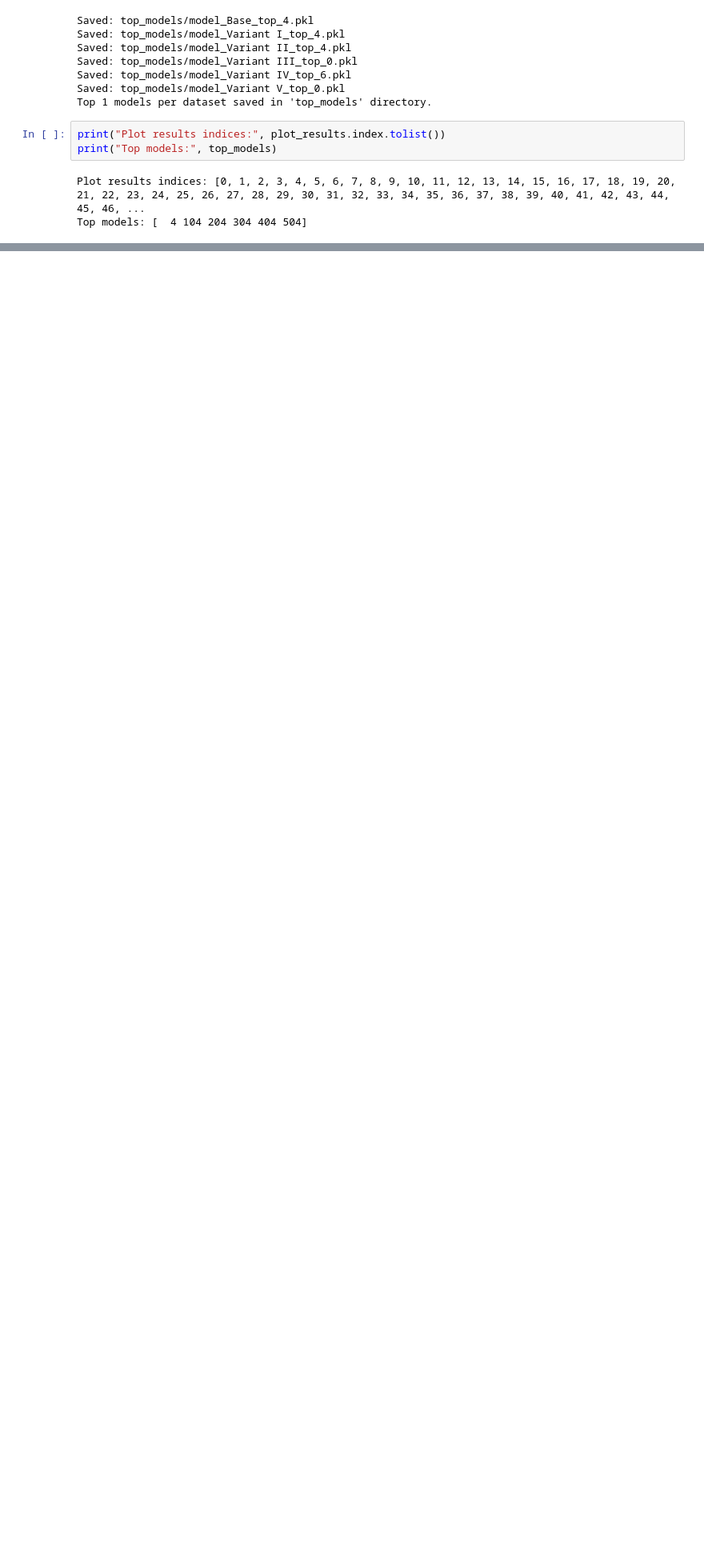
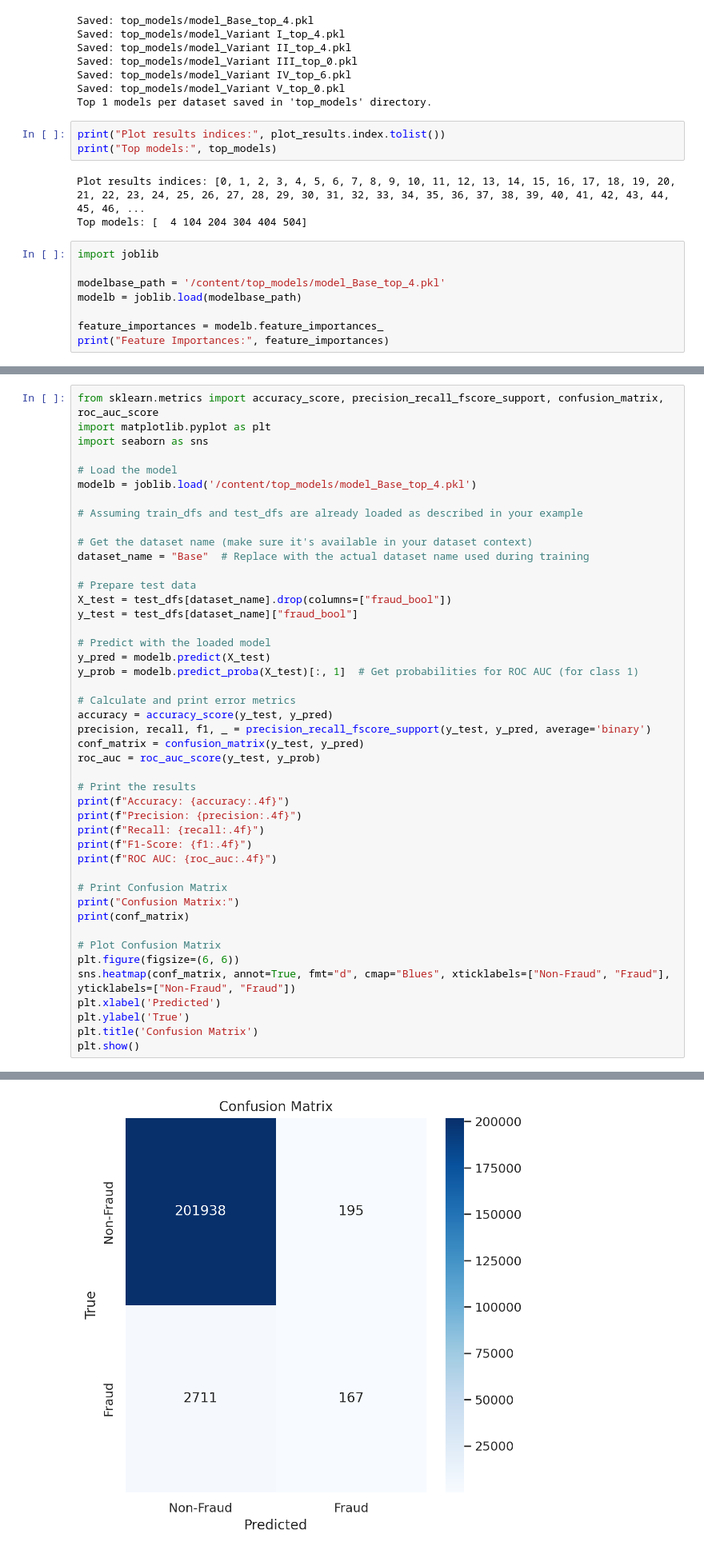
Before and after one commit to MDankloff/Cluster-Bias-Disco, a Jupyter notebook: BAF_Reproduce.ipynb, the cells around one changed output, grey strips where cells are left out. Shown at 80% size. Drawn from its saved outputs; the diff is of its cells as text; blank space fills up the shorter version.

```diff
--- a/BAF_Reproduce.ipynb
+++ b/BAF_Reproduce.ipynb
@@ -490,3 +442,11 @@ print("Top models:", top_models)
 # %% [output]
 Plot results indices: [0, 1, 2, 3, 4, 5, 6, 7, 8, 9, 10, 11, 12, 13, 14, 15, 16, 17, 18, 19, 20, 21, 22, 23, 24, 25, 26, 27, 28, 29, 30, 31, 32, 33, 34, 35, 36, 37, 38, 39, 40, 41, 42, 43, 44, 45, 46, ...
 Top models: [  4 104 204 304 404 504]
+# %%
+import joblib
+
+modelbase_path = '/content/top_models/model_Base_top_4.pkl'
+modelb = joblib.load(modelbase_path)
+
+feature_importances = modelb.feature_importances_
+print("Feature Importances:", feature_importances)
@@ -492,0 +461,46 @@ Top models: [  4 104 204 304 404 504]
+# %%
+from sklearn.metrics import accuracy_score, precision_recall_fscore_support, confusion_matrix, roc_auc_score
+import matplotlib.pyplot as plt
+import seaborn as sns
+
+# Load the model
+modelb = joblib.load('/content/top_models/model_Base_top_4.pkl')
+
+# Assuming train_dfs and test_dfs are already loaded as described in your example
+
+# Get the dataset name (make sure it's available in your dataset context)
+dataset_name = "Base"  # Replace with the actual dataset name used during training
+
+# Prepare test data
+X_test = test_dfs[dataset_name].drop(columns=["fraud_bool"])
+y_test = test_dfs[dataset_name]["fraud_bool"]
+
+# Predict with the loaded model
+y_pred = modelb.predict(X_test)
+y_prob = modelb.predict_proba(X_test)[:, 1]  # Get probabilities for ROC AUC (for class 1)
+
+# Calculate and print error metrics
+accuracy = accuracy_score(y_test, y_pred)
+precision, recall, f1, _ = precision_recall_fscore_support(y_test, y_pred, average='binary')
+conf_matrix = confusion_matrix(y_test, y_pred)
+roc_auc = roc_auc_score(y_test, y_prob)
+
+# Print the results
+print(f"Accuracy: {accuracy:.4f}")
+print(f"Precision: {precision:.4f}")
+print(f"Recall: {recall:.4f}")
+print(f"F1-Score: {f1:.4f}")
+print(f"ROC AUC: {roc_auc:.4f}")
+
+# Print Confusion Matrix
+print("Confusion Matrix:")
+print(conf_matrix)
+
+# Plot Confusion Matrix
+plt.figure(figsize=(6, 6))
+sns.heatmap(conf_matrix, annot=True, fmt="d", cmap="Blues", xticklabels=["Non-Fraud", "Fraud"], yticklabels=["Non-Fraud", "Fraud"])
+plt.xlabel('Predicted')
+plt.ylabel('True')
+plt.title('Confusion Matrix')
+plt.show()
+# %% [output]
@@ -492,0 +519 @@ Top models: [  4 104 204 304 404 504]
+[figure, added]
```
Also changed, not shown: parts of 8 cells of this notebook.
